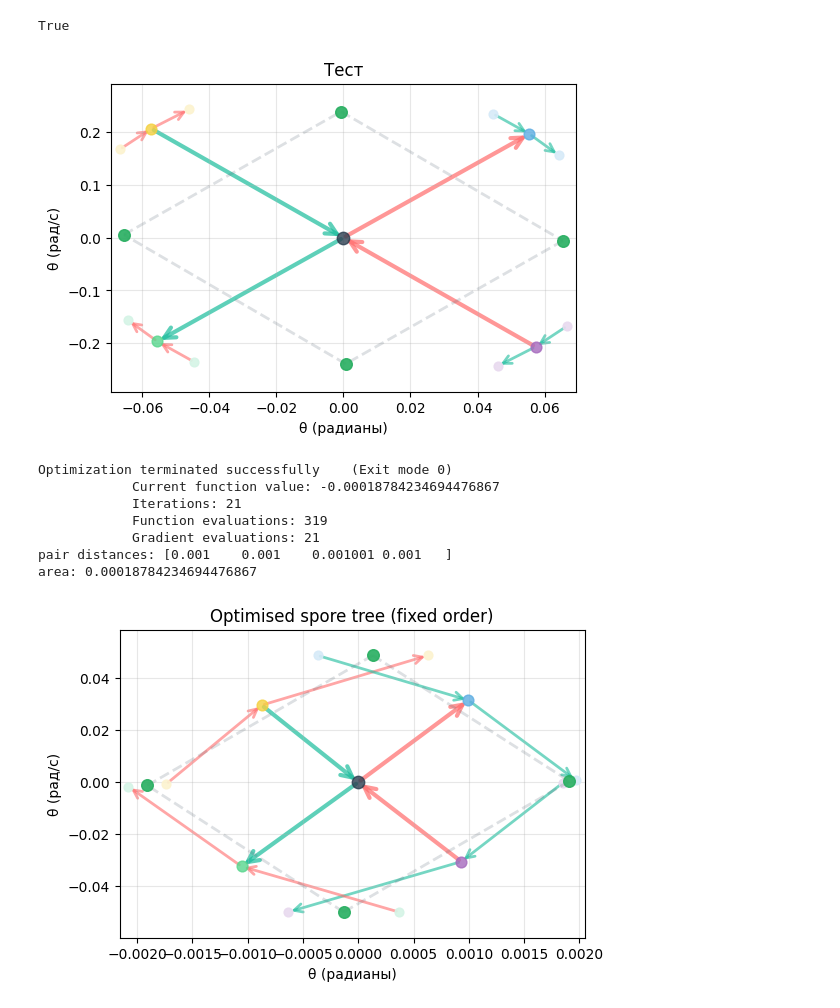
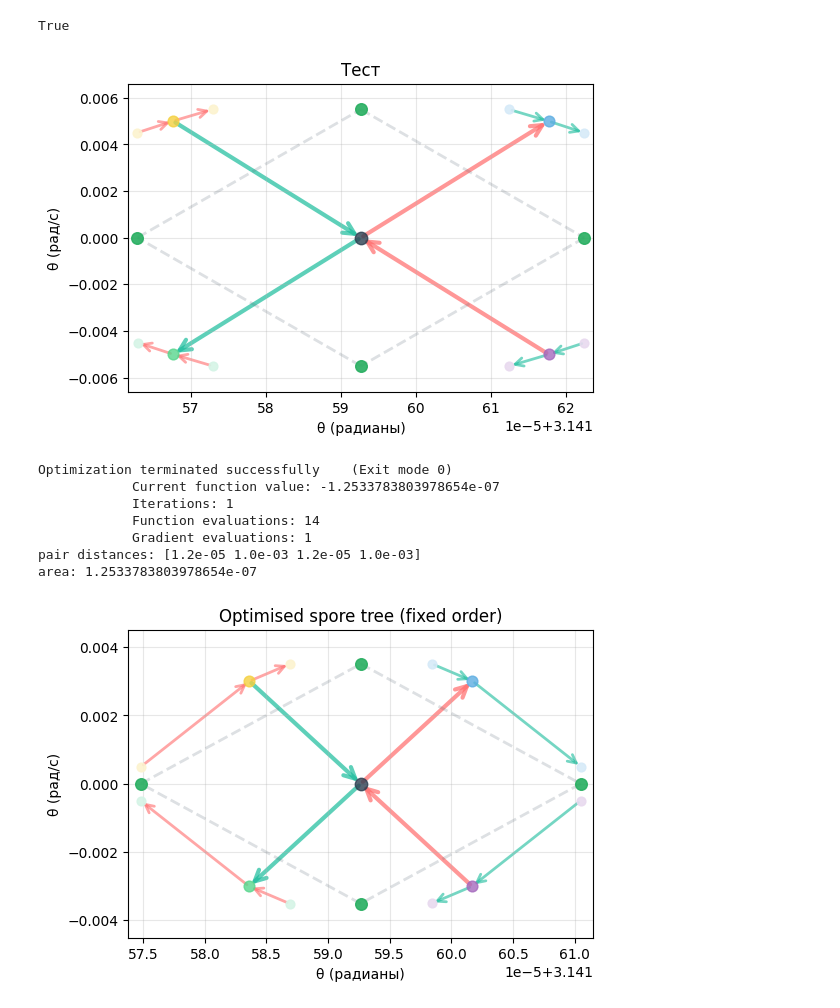
Before and after one commit to VladimirGunyavoy/tree_optimization, a Jupyter notebook: test_step1.ipynb, the cells around one changed output. Drawn from its saved outputs; the diff is of its cells as text; code cells hidden in the pictures.

```diff
--- a/test_step1.ipynb
+++ b/test_step1.ipynb
@@ -95,7 +48,7 @@ class TreeEvaluator:
 # %%
 cfg = SporeTreeConfig(
-    initial_position=np.array([0, 0.0]),
-    dt_base=0.5,
+    initial_position=np.array([np.pi, 0.0]),
+    dt_base=0.01,
     dt_grandchildren_factor=0.1,
     figure_size=(6, 4)
 )
@@ -111,4 +64,4 @@ tree.calculate_mean_points()
 # ──────────────────────────────────────────────────────────────────────
 visualize_spore_tree(tree, "Тест")
 # %% [output]
-[figure, old version]
+[figure, new version]
@@ -118,34 +68,35 @@ init_guess = cfg.get_default_dt_vector()
 # %%
-from scipy.optimize import minimize
+bounds = [(0.001, 0.5)]*12  # дети / внуки
+init_guess = cfg.get_default_dt_vector()
 
 
 evaluator = TreeEvaluator(tree)
 
 def objective(dt_all):
     return -evaluator.area(dt_all)          # maximize area → minimise (-area)
 
 epsilon = 1e-3
 constraints = [
     {
         'type': 'ineq',
         'fun': (lambda idx: lambda v: epsilon - evaluator.pair_distances(v)[idx])(i)
     }
     for i in range(4)
 ]
 
 result = minimize(objective, init_guess, method='SLSQP',
                   bounds=bounds, constraints=constraints,
-                  options={'maxiter': 400, 'disp': True, 'eps': 1e-4})
+                  options={'maxiter': 400, 'disp': True, 'eps': 1e-3})
 
 print("pair distances:", np.round(evaluator.pair_distances(result.x), 6))
 print("area:", -result.fun)
 visualize_spore_tree(tree, title="Optimised spore tree (fixed order)")
 # %% [output]
 Optimization terminated successfully    (Exit mode 0)
-            Current function value: -0.00018784234694476867
-            Iterations: 21
-            Function evaluations: 319
-            Gradient evaluations: 21
-pair distances: [0.001    0.001    0.001001 0.001   ]
-area: 0.00018784234694476867
+            Current function value: -1.2533783803978654e-07
+            Iterations: 1
+            Function evaluations: 14
+            Gradient evaluations: 1
+pair distances: [1.2e-05 1.0e-03 1.2e-05 1.0e-03]
+area: 1.2533783803978654e-07
-[figure, old version]
+[figure, new version]
```
Also changed, not shown: parts of 4 cells of this notebook, 3 other files.
